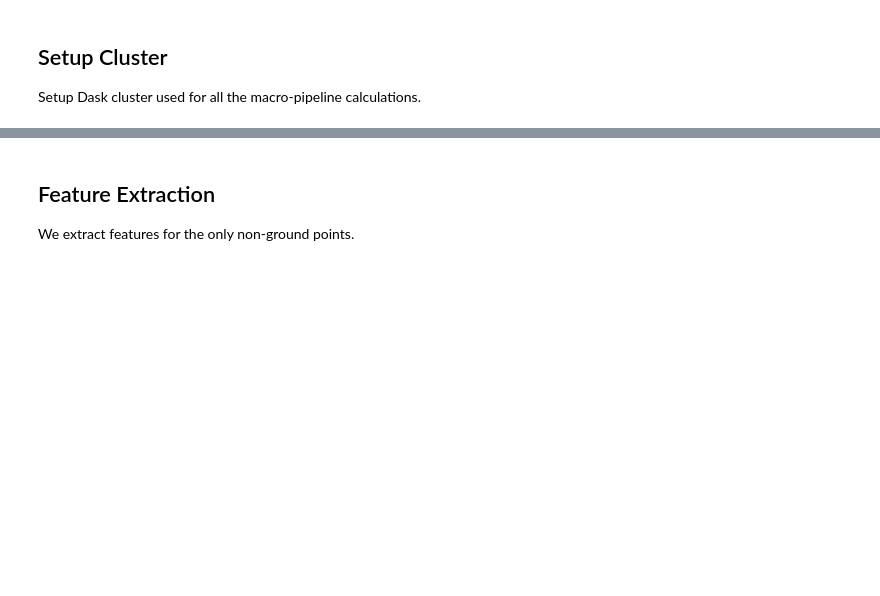
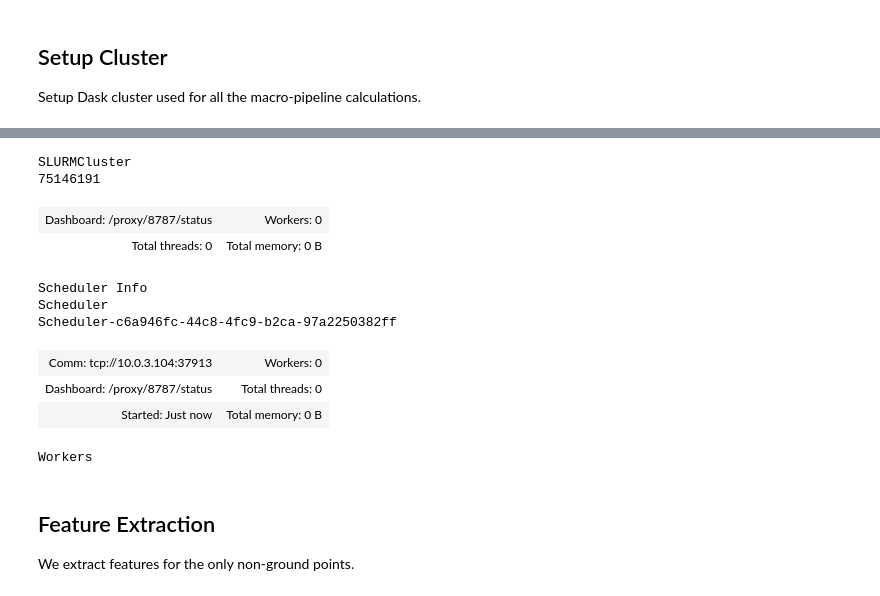
Before and after one commit to ShiYifang/AHN4_on_Spider, a Jupyter notebook: Scripts/Notebooks/3_Feature_extraction_veg.ipynb, the cells around one changed output, grey strips where cells are left out. Drawn from its saved outputs; the diff is of its cells as text; code cells hidden in the pictures; blank space fills up the shorter version.

```diff
--- a/Scripts/Notebooks/3_Feature_extraction_veg.ipynb
+++ b/Scripts/Notebooks/3_Feature_extraction_veg.ipynb
@@ -51,0 +99,23 @@ client
+# %%
+from dask_jobqueue import SLURMCluster
+cluster = SLURMCluster(
+    queue='normal',
+    project="lidarac",
+    cores=1,
+    memory="8 GB"
+)
+cluster.scale(jobs=20)  # ask for 10 jobs
+# %%
+cluster
+# %% [output]
+SLURMCluster
+75146191
+| Dashboard: /proxy/8787/status | Workers: 0 |
+| Total threads: 0 | Total memory: 0 B |
+Scheduler Info
+Scheduler
+Scheduler-c6a946fc-44c8-4fc9-b2ca-97a2250382ff
+| Comm: tcp://10.0.3.104:37913 | Workers: 0 |
+| Dashboard: /proxy/8787/status | Total threads: 0 |
+| Started: Just now | Total memory: 0 B |
+Workers
```
Also changed, not shown: parts of 10 cells of this notebook, 4 other files.
